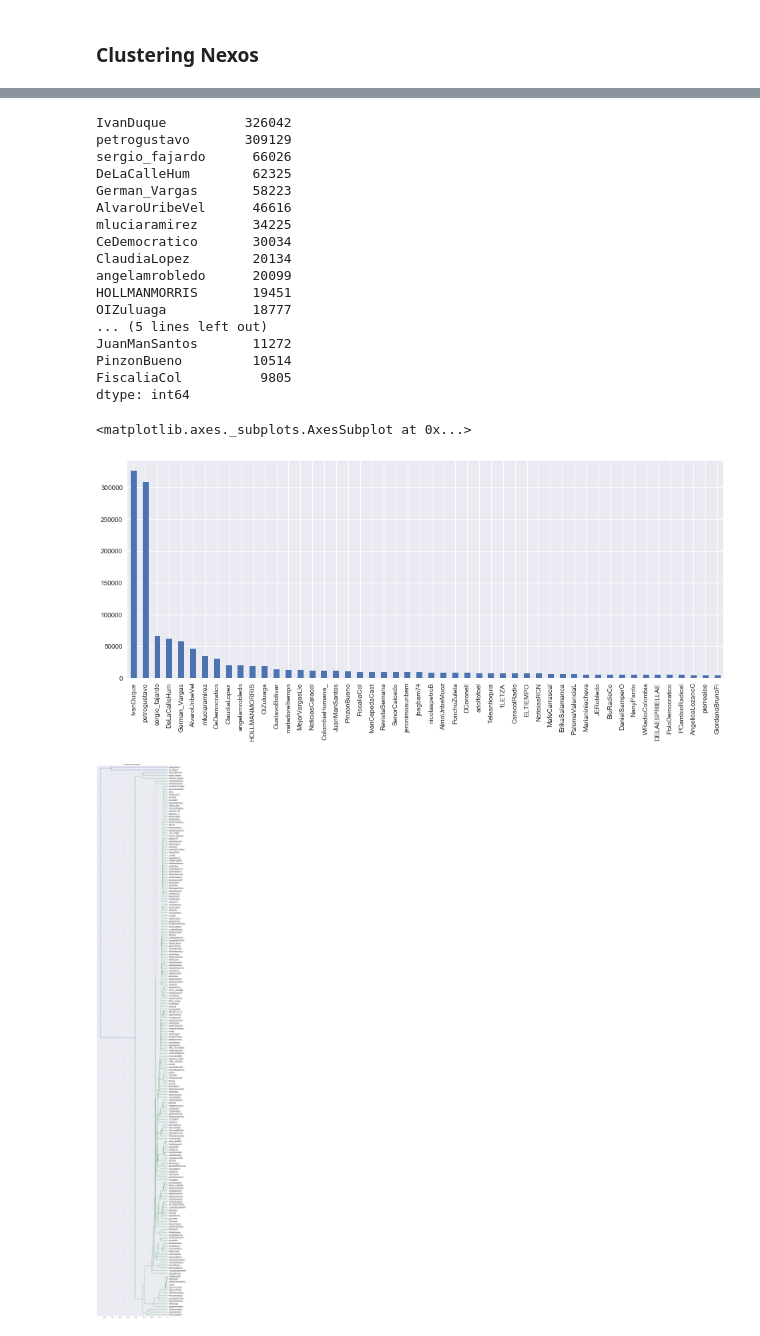
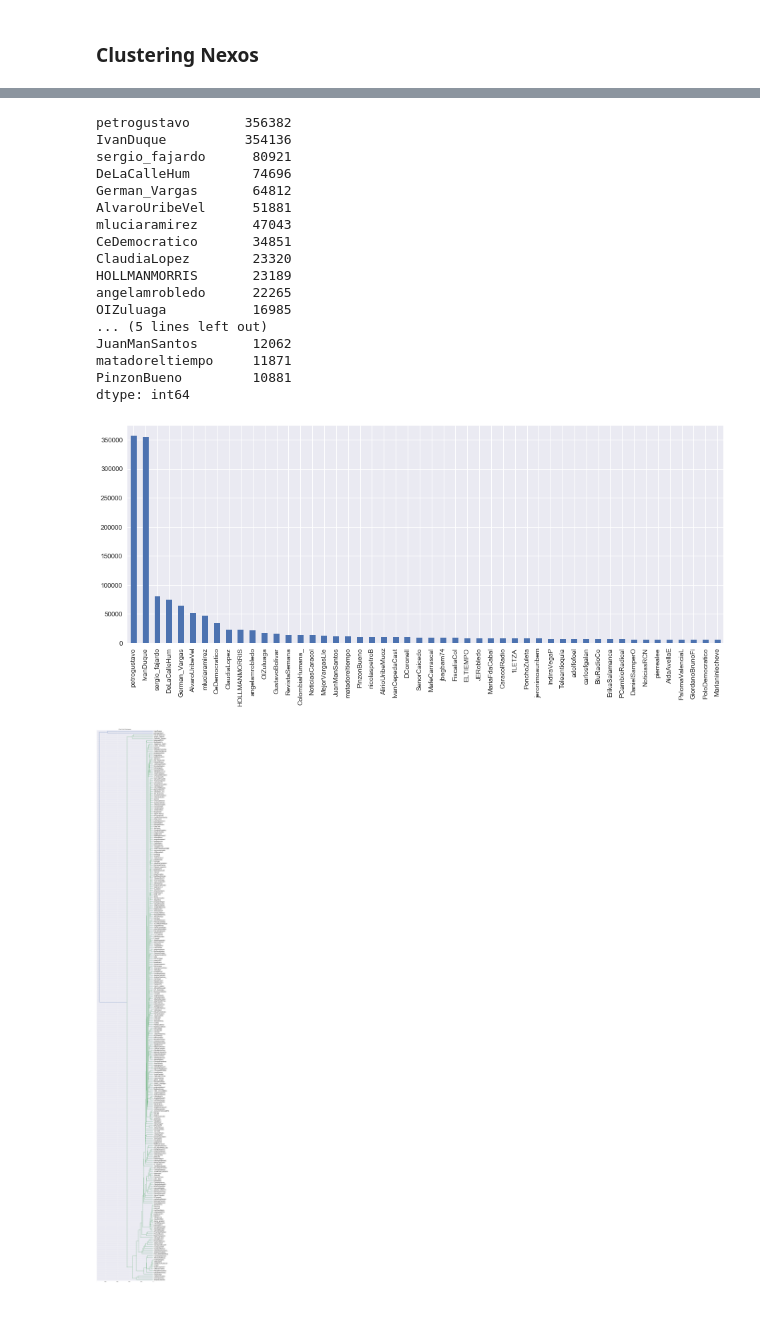
Before and after one commit to Yagwar/presi_2018, a Jupyter notebook: Clustering Tweets.ipynb, the cells around one changed output, grey strips where cells are left out. Drawn from its saved outputs; the diff is of its cells as text; code cells hidden in the pictures.

```diff
--- a/Clustering Tweets.ipynb
+++ b/Clustering Tweets.ipynb
@@ -16,15 +16,25 @@ from scipy.cluster import hierarchy
 ## Extraer usuarios
 # %%
 # get users and mentions from the download files:
-tweets_datas_path = ['dwnld_debate.json',
-                     'dwnld_1.json',
-                     'dwnld_2.json',
-                     'dwnld_3.json',
-                     'dwnld_4.json',
-                     'Raw_tweets_0.json',
-                     'Raw_tweets_1.json',
-                     'Raw_tweets_a.json'
+tweets_datas_path = [#'dwnld_debate.json',
+                     #'dwnld_1.json',
+                     'dwnld_2.json'#,
+                     #'dwnld_3.json',
+                     #'dwnld_4.json',
+                     #'Raw_tweets_0.json',
+                     #'Raw_tweets_1.json',
+                     #'Raw_tweets_a.json'
                     ]
+# get users and mentions from the download files:
+# tweets_datas_path = ['dwnld_debate.json',
+#                      'dwnld_1.json',
+#                      'dwnld_2.json',
+#                      'dwnld_3.json',
+#                      'dwnld_4.json',
+#                      'Raw_tweets_0.json',
+#                      'Raw_tweets_1.json',
+#                      'Raw_tweets_a.json'
+#                     ]
 tw_id=[]
 tw_user_id=[]
 tw_user=[]
@@ -38,9 +48,6 @@ for json_file in tweets_datas_path:
             try:
                 tweet = json.loads(line)
                 tw_entities=[]
-                tw_id.append(tweet["id_str"])
-                tw_user_id.append(tweet["user"]["id_str"])
-                tw_user.append(tweet["user"]["screen_name"])
                 tw_entities.extend(tweet["entities"]["user_mentions"])
                 entities_long.extend(tweet["entities"]["user_mentions"])
                 tw_text_loop=[tweet["text"]]
@@ -58,10 +65,14 @@ for json_file in tweets_datas_path:
                             tw_text_loop=[tweet["retweeted_status"]["text"]]
                             tw_entities.extend(tweet["retweeted_status"]["entities"]["user_mentions"])
                         if tweet["retweeted_status"]["is_quote_status"]:
+                            tw_text_loop=[tweet["extended_tweet"]["full_text"]]
                             tw_entities.extend(tweet["retweeted_status"]["quoted_status"]["entities"]["user_mentions"])
                             entities_long.extend(tweet["retweeted_status"]["quoted_status"]["entities"]["user_mentions"])
                     else:
                         tw_text_loop=[tweet["text"]]
+                tw_id.append(tweet["id_str"])
+                tw_user_id.append(tweet["user"]["id_str"])
+                tw_user.append(tweet["user"]["screen_name"])
                 mentioned_ids.append([tweet["id_str"],tweet["user"]["id_str"],list(set([ent["id_str"] for ent in tw_entities]))])
                 tw_text.append([tweet["id_str"],tw_text_loop])
             except:
@@ -230,6 +239,6 @@ plt.show()
 id_ments=pd.crosstab(np.array([tw_mnt for tw_mntns in mentioned_ids for tw_mnt in tw_mntns[2] ]), columns="count").sort_values(ascending=False, by="count")
 # %%
-top_n=200
+top_n=300
 # %%
 ments_ids_top=list(id_ments.index[:top_n])
 # %%
@@ -255,38 +262,41 @@ df_mntns_top_ocurr=pd.DataFrame(mntns_top_ocurr,columns=names_mnts_top)
+# %%
+twtxt_ids=[txt_id[0] for txt_id in tw_text] # Id del tuit con el texto
+df_mntns_top_ocurr=pd.DataFrame(mntns_top_ocurr,columns=names_mnts_top, index=twtxt_ids)
 # %%
 plt.figure(figsize=(16,6))
 print (df_mntns_top_ocurr.sum(axis=0).sort_values(ascending=False)[:20])
 df_mntns_top_ocurr.sum(axis=0).sort_values(ascending=False)[:50].plot(kind="bar")
+plt.savefig('top_mentions.png')
 # %% [output]
-IvanDuque          326042
-petrogustavo       309129
-sergio_fajardo      66026
-DeLaCalleHum        62325
-German_Vargas       58223
-AlvaroUribeVel      46616
-mluciaramirez       34225
-CeDemocratico       30034
-ClaudiaLopez        20134
-angelamrobledo      20099
-HOLLMANMORRIS       19451
-OIZuluaga           18777
+petrogustavo       356382
+IvanDuque          354136
+sergio_fajardo      80921
+DeLaCalleHum        74696
+German_Vargas       64812
+AlvaroUribeVel      51881
+mluciaramirez       47043
+CeDemocratico       34851
+ClaudiaLopez        23320
+HOLLMANMORRIS       23189
+angelamrobledo      22265
+OIZuluaga           16985
 ... (5 lines left out)
-JuanManSantos       11272
-PinzonBueno         10514
-FiscaliaCol          9805
+JuanManSantos       12062
+matadoreltiempo     11871
+PinzonBueno         10881
 dtype: int64
-<matplotlib.axes._subplots.AxesSubplot at 0x...>
-[figure, old version]
+[figure, new version]
 # %%
 mntns_ward= hierarchy.linkage(df_mntns_top_ocurr.transpose(), 'ward')
 # %%
 #max_d = 10
-plt.figure(figsize=(10,80))
+plt.figure(figsize=(10,100))
 #plt.figure()
 dn = hierarchy.dendrogram(mntns_ward,orientation="left", labels=names_mnts_top)
 #plt.axhline(y=max_d, c='k')
 plt.title('Ward Link Dendrogram')
 plt.yticks(fontsize=16)
-# plt.savefig('dendrograma_ward_link_mentions.jpg')
+plt.savefig('dendrograma_ward_link_mentions.png')
 plt.show()
 # %% [output]
-[figure, old version]
+[figure, new version]
```
Also changed, not shown: parts of 21 cells of this notebook.
